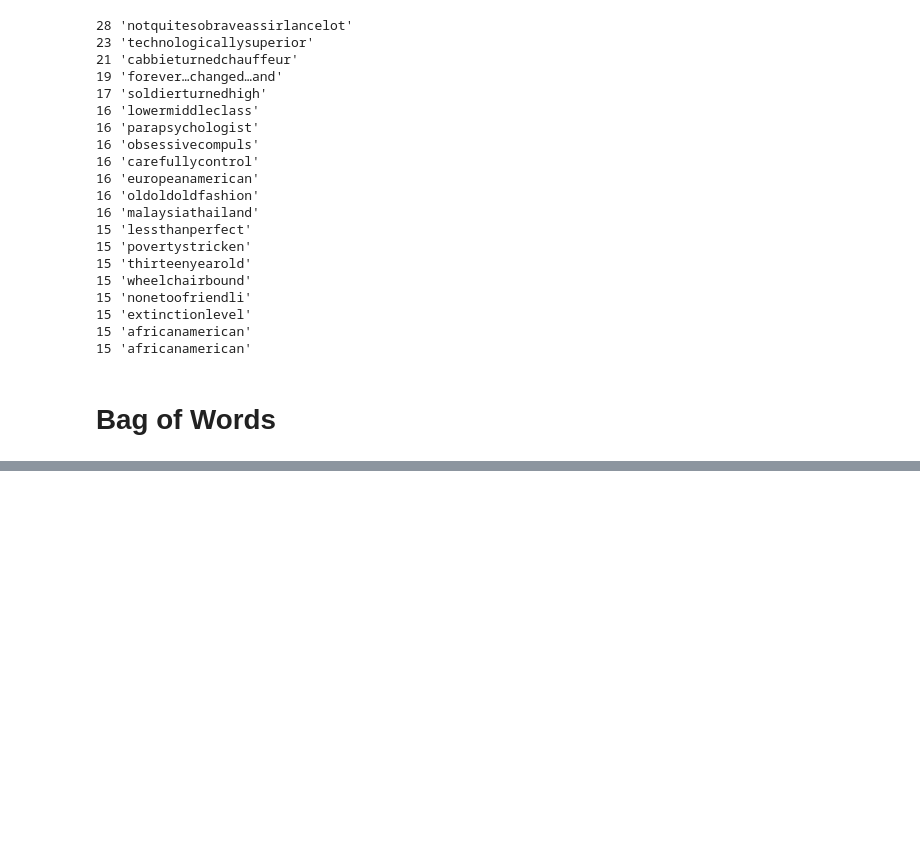
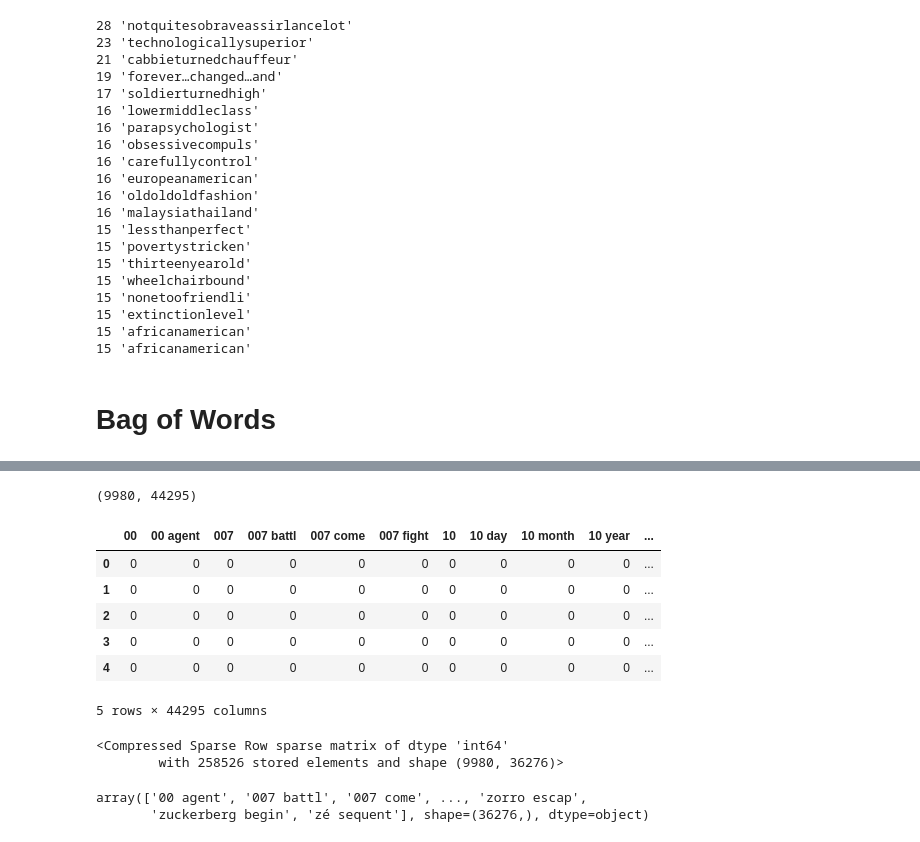
Before and after one commit to himanshukr72/NLP, a Jupyter notebook: notebooks/text_prosessing.ipynb, the cells around one changed output, grey strips where cells are left out. Saved outputs shown, nothing was run; the diff lists cells and outputs as text; code cells hidden in the pictures; blank space fills up the shorter version.

```diff
--- a/notebooks/text_prosessing.ipynb
+++ b/notebooks/text_prosessing.ipynb
@@ -458,0 +476,22 @@ cv.get_feature_names_out()
+# %%
+# Convert token lists into strings
+text_for_bow = text.apply(lambda x: ' '.join(x))
+
+# Bigram Vectorizer
+cv_bigram = CountVectorizer(
+    ngram_range=(2, 2)
+)
+
+# Create bigram matrix
+bigram_matrix = cv_bigram.fit_transform(text_for_bow)
+
+# Convert to DataFrame
+bigram_df = pd.DataFrame(
+    bigram_matrix.toarray(),
+    columns=cv_bigram.get_feature_names_out(),
+    index=text.index
+)
+
+print("Shape:", bigram_df.shape)
+
+bigram_df.head()
@@ -458,0 +507,24 @@ cv.get_feature_names_out()
+# %%
+cv_ngram = CountVectorizer(
+    ngram_range=(1, 2)
+)
+
+ngram_matrix = cv_ngram.fit_transform(text_for_bow)
+
+ngram_df = pd.DataFrame(
+    ngram_matrix.toarray(),
+    columns=cv_ngram.get_feature_names_out(),
+    index=text.index
+)
+
+print(ngram_df.shape)
+ngram_df.head()
+# %% [output]
+(9980, 44295)
+|  | 00 | 00 agent | 007 | 007 battl | 007 come | 007 fight | 10 | 10 day | 10 month | 10 year | ... |
+| 0 | 0 | 0 | 0 | 0 | 0 | 0 | 0 | 0 | 0 | 0 | ... |
+| 1 | 0 | 0 | 0 | 0 | 0 | 0 | 0 | 0 | 0 | 0 | ... |
+| 2 | 0 | 0 | 0 | 0 | 0 | 0 | 0 | 0 | 0 | 0 | ... |
+| 3 | 0 | 0 | 0 | 0 | 0 | 0 | 0 | 0 | 0 | 0 | ... |
+| 4 | 0 | 0 | 0 | 0 | 0 | 0 | 0 | 0 | 0 | 0 | ... |
+5 rows × 44295 columns
@@ -458,0 +533,10 @@ cv.get_feature_names_out()
+# %%
+bigram_matrix
+# %% [output]
+<Compressed Sparse Row sparse matrix of dtype 'int64'
+        with 258526 stored elements and shape (9980, 36276)>
+# %%
+cv_bigram.get_feature_names_out()
+# %% [output]
+array(['00 agent', '007 battl', '007 come', ..., 'zorro escap',
+       'zuckerberg begin', 'zé sequent'], shape=(36276,), dtype=object)
```
Also changed, not shown: parts of 9 cells of this notebook.
